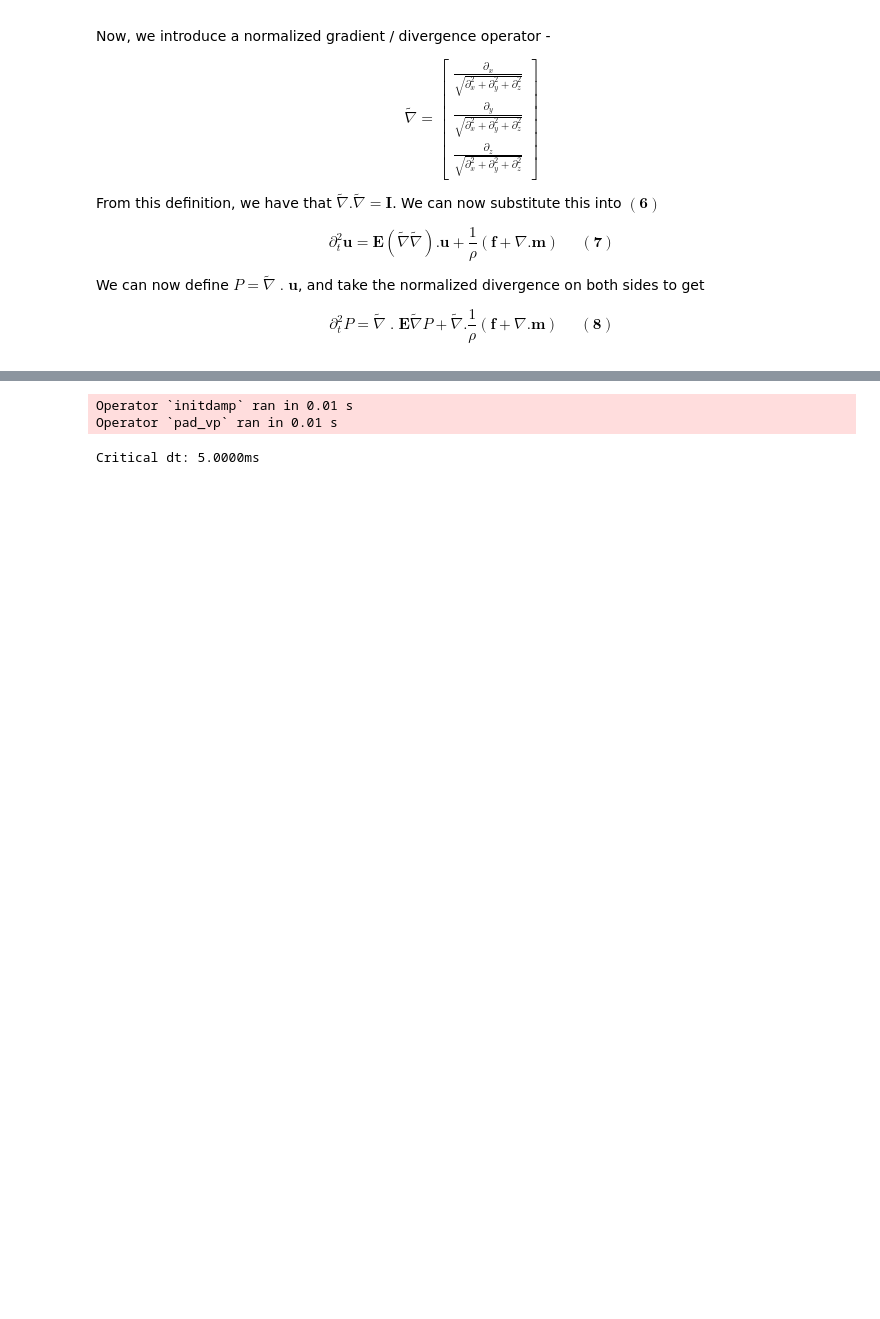
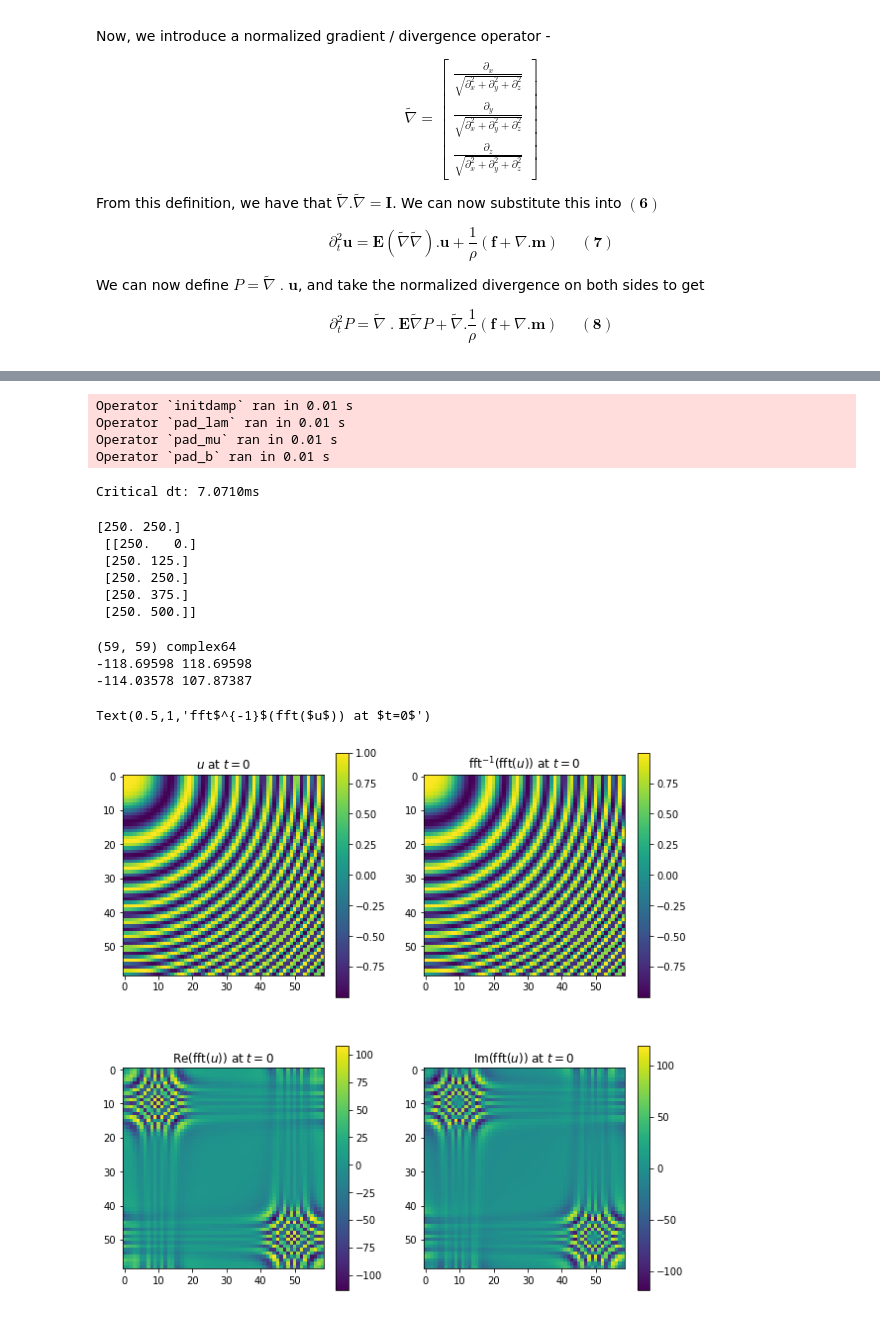
Before and after one commit to nimberledge/akm-fwi, a Jupyter notebook: elastic/sandbox.ipynb, the cells around one changed output, grey strips where cells are left out. Saved outputs shown, nothing was run; the diff lists cells and outputs as text; code cells hidden in the pictures; blank space fills up the shorter version.

```diff
--- a/elastic/sandbox.ipynb
+++ b/elastic/sandbox.ipynb
@@ -274,9 +274,9 @@ from devito import Grid, Function, TimeFunction, SparseTimeFunction, solve, Eq,
 from examples.seismic import Model, plot_velocity, TimeAxis, RickerSource, Receiver, AcquisitionGeometry
 # %%
-dim = 3
-shape = (11, 11, 11)
-spacing = (10, 10, 10)
-origin = (0, 0, 0)
+dim = 2
+shape = (51, 51)
+spacing = (10, 10)
+origin = (0, 0)
 nbl = 4
 space_order = 2
 time_order = 2
@@ -285,18 +285,25 @@ vp_initial = np.ones(shape)
 b_initial = np.ones(shape)
 vs_initial = 0.8 * vp_initial
 
+
 model = Model(origin, spacing, shape, space_order, vp_initial,
               nbl=nbl, bcs="damp",
               b=b_initial, vs=vs_initial)
+
 dt = model.critical_dt
 print("Critical dt: {:.4f}ms".format(dt))
+
 t0 = 0
 tn = 1000
 time_range = TimeAxis(start=t0, stop=tn, step=dt)
+u = TimeFunction(name='u', grid=model.grid, space_order=space_order, time_order=time_order,
+                 save=Buffer(time_range.num))
 # %% [output]
 Operator `initdamp` ran in 0.01 s
-Operator `pad_vp` ran in 0.01 s
+Operator `pad_lam` ran in 0.01 s
+Operator `pad_mu` ran in 0.01 s
+Operator `pad_b` ran in 0.01 s
-Critical dt: 5.0000ms
+Critical dt: 7.0710ms
 # %%
 src_coords = np.array([(shape[i]-1) * spacing[i] / 2 for i in range(dim)])
 n_recv = 5
@@ -313,3 +320,54 @@ src = RickerSource(name='src', grid=model.grid, f0=fpeak, npoint=1, time_range=t
 src.coordinates.data[:] = src_coords
 rec = Receiver(name='rec', grid=model.grid, npoint=n_recv, time_range=time_range)
 rec.coordinates.data[:] = recv_coords
+print(src_coords, "\n", recv_coords)
+# %% [output]
+[250. 250.]
+ [[250.   0.]
+ [250. 125.]
+ [250. 250.]
+ [250. 375.]
+ [250. 500.]]
+# %%
+from scipy.fft import fftn, ifftn, fft, ifft, fft2, ifft2
+import matplotlib.pyplot as plt
+
+def set_ic(u):
+    for i in range(u.shape[0]):
+        x = i / (u.shape[0]-1)
+        for j in range(u.shape[1]):
+            y = j / (u.shape[1]-1)
+            u[i, j] = np.cos(i * x + j * y)
+    return u
+
+u.data[0] = set_ic(u.data[0])
+fig, axs = plt.subplots(2, 2, figsize=(10, 10))
+plot_00 = axs[0, 0].imshow(u.data[0])
+axs[0, 0].set_title(r"$u$ at $t=0$")
+cbar00 = fig.colorbar(plot_00, ax=axs[0, 0])
+
+u_fft = fft2(u.data[0])
+print(u_fft.shape, u_fft.dtype)
+print(np.min(np.imag(u_fft)), np.max(np.imag(u_fft)))
+print(np.min(np.real(u_fft)), np.max(np.real(u_fft)))
+lvs = np.linspace(np.min(np.imag(u_fft)), np.max(np.imag(u_fft)), 100)
+# print(lvs)
+plot_01 = axs[1, 1].imshow(np.imag(u_fft))
+cbar01 = fig.colorbar(plot_01, ax=axs[1, 1])
+axs[1, 1].set_title(r"Im(fft($u$)) at $t=0$")
+
+plot_10 = axs[1, 0].imshow(np.real(u_fft))
+cbar10 = fig.colorbar(plot_10, ax=axs[1, 0])
+axs[1, 0].set_title(r"Re(fft($u$)) at $t=0$")
+
+u_recom = ifft2(u_fft)
+plot_11 = axs[0, 1].imshow(np.real(u_recom))
+cbar11 = fig.colorbar(plot_11, ax=axs[0, 1])
+axs[0, 1].set_title(r"fft$^{-1}$(fft($u$)) at $t=0$")
+# vp_transform
+# %% [output]
+(59, 59) complex64
+-118.69598 118.69598
+-114.03578 107.87387
+Text(0.5,1,'fft$^{-1}$(fft($u$)) at $t=0$')
+[figure, added]
```
Also changed, not shown: parts of 2 cells of this notebook, 1 other file.
